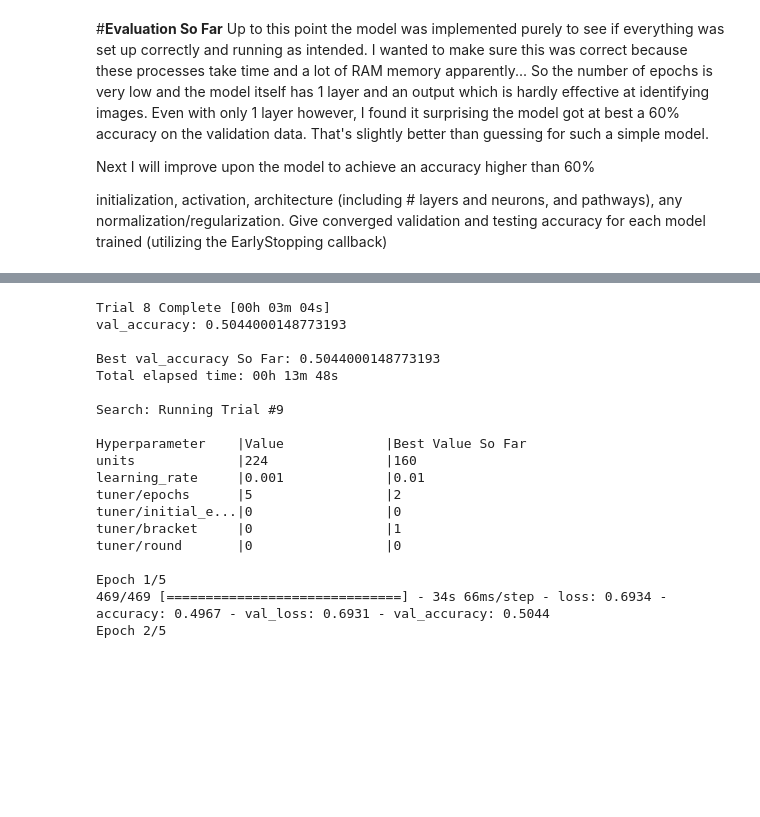
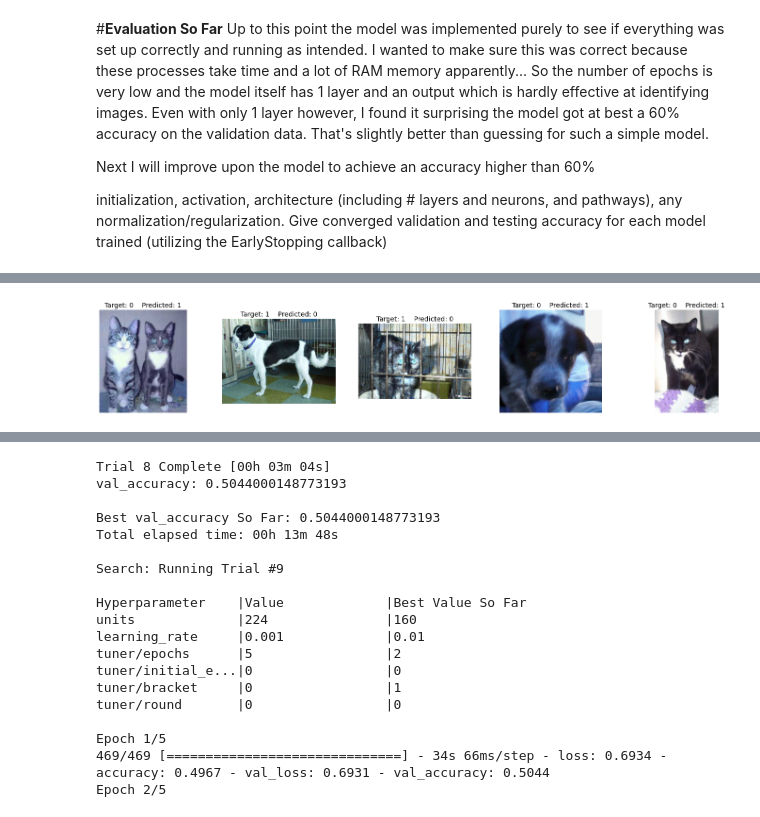
Before and after one commit to NeymanThomas/4499-Assignments, a Jupyter notebook: Homework-3/Homework_3.ipynb, the cells around one changed output, grey strips where cells are left out. Saved outputs shown, nothing was run; the diff lists cells and outputs as text; code cells hidden in the pictures; blank space fills up the shorter version.

```diff
--- a/Homework-3/Homework_3.ipynb
+++ b/Homework-3/Homework_3.ipynb
@@ -303,3 +291,22 @@ Up to this point the model was implemented purely to see if everything was set u
 Next I will improve upon the model to achieve an accuracy higher than 60%
 
 initialization, activation, architecture (including # layers and neurons, and pathways), any normalization/regularization. Give converged validation and testing accuracy for each model trained (utilizing the EarlyStopping callback)
+# %%
+from keras.models import Sequential
+
+# this is the only model that could run and get better than 50%
+test_model = Sequential()
+
+test_model.add(keras.layers.Conv2D(64, (3, 3), activation = 'relu'))
+test_model.add(keras.layers.MaxPooling2D((2,2)))
+
+test_model.add(keras.layers.Conv2D(64, (3, 3), activation = 'relu'))
+test_model.add(keras.layers.MaxPooling2D((2,2)))
+
+test_model.add(keras.layers.Flatten())
+
+test_model.add(keras.layers.Dense(128, input_shape = X_train.shape[1:], activation = 'relu'))
+
+test_model.add(keras.layers.Dense(2, activation = 'softmax'))
+# %%
+test_model.compile(optimizer='adam', loss='sparse_categorical_crossentropy', metrics=['accuracy'])
@@ -305,0 +319,2 @@ initialization, activation, architecture (including # layers and neurons, and pa
+# %%
+test_model.fit(X, Y, epochs=15, validation_data=(X_val, y_val))
@@ -305,0 +345,26 @@ initialization, activation, architecture (including # layers and neurons, and pa
+# %%
+predictions = np.argmax(test_model.predict(X_test), axis=-1)
+misclassifiedIndexes = []
+index = 20000
+for target, predict in zip(y_test, predictions):
+  if target != predict:
+    misclassifiedIndexes.append(index)
+  index += 1
+
+plt.figure(figsize=(25,4))
+plt.subplot(1,5,1)
+img = cv2.imread('train/train/' + df['filename'][misclassifiedIndexes[0]], cv2.IMREAD_COLOR)
+plt.imshow(img)
+
+temp = 1
+for index in misclassifiedIndexes:
+  plt.subplot(1,5,temp)
+  img = cv2.imread('train/train/' + df['filename'][index], cv2.IMREAD_COLOR)
+  plt.axis('off')
+  plt.title(f'Target: {categories[y_test[index - 20000]]}    Predicted: {categories[predictions[index - 20000]]}', fontsize=14)
+  plt.imshow(img)
+  temp += 1
+  if temp > 5:
+    break
+# %% [output]
+[figure, added]
```
Also changed, not shown: parts of 13 cells of this notebook.
